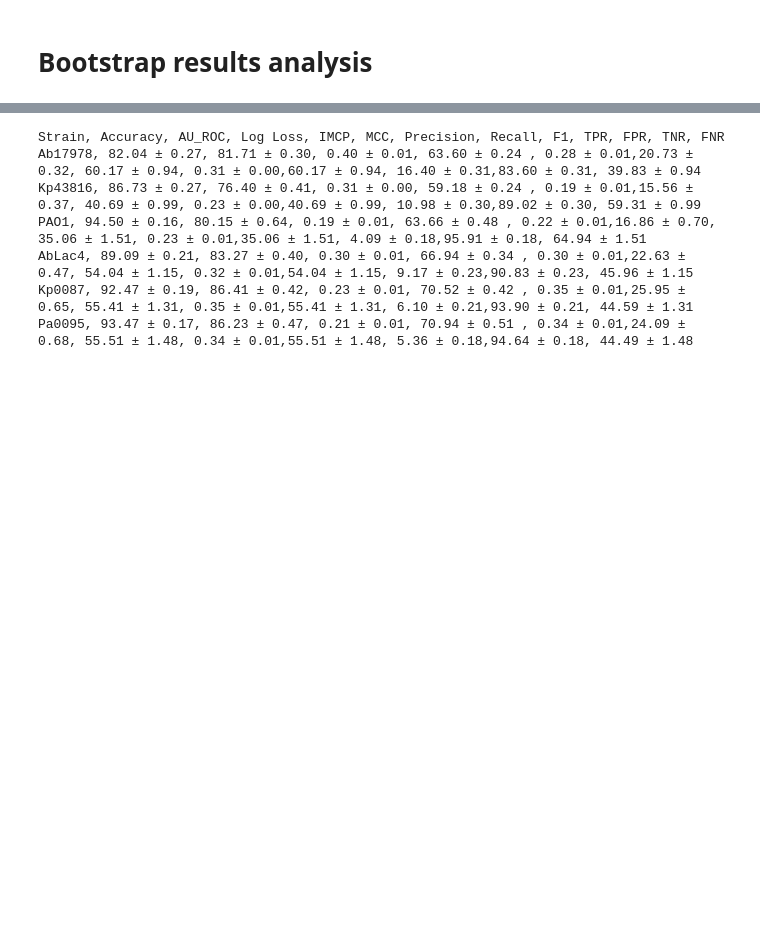
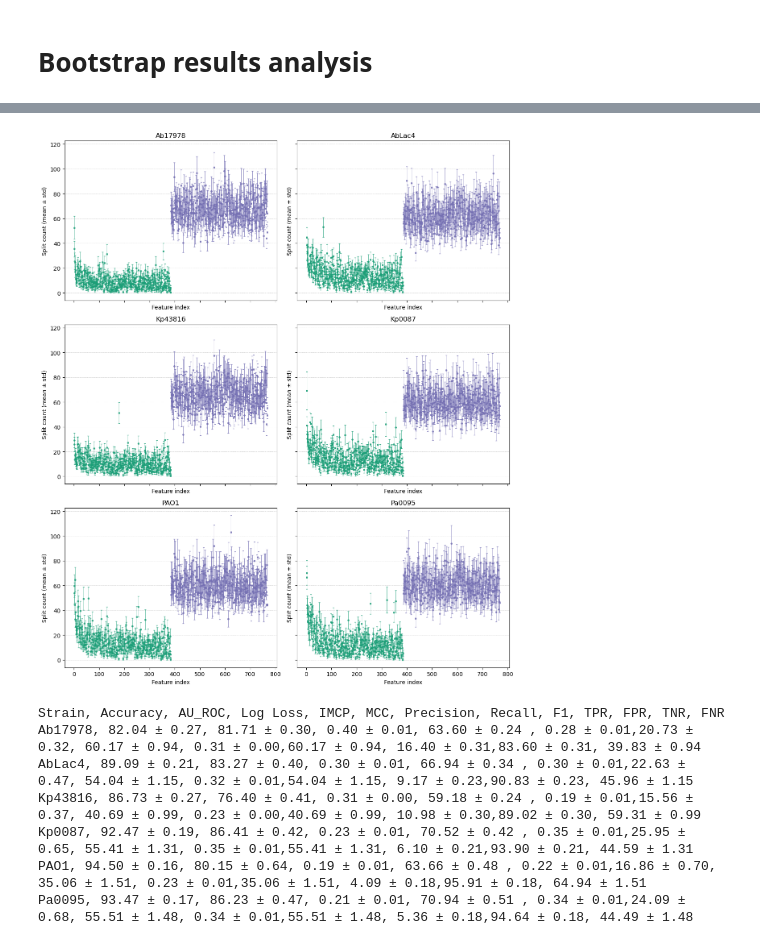
Before and after one commit to alexsanyum/combinations_predictions, a Jupyter notebook: notebook/bootstrap_results_analysis.ipynb, the cells around one changed output, grey strips where cells are left out. Saved outputs shown, nothing was run; the diff lists cells and outputs as text; code cells hidden in the pictures; blank space fills up the shorter version.

```diff
--- a/notebook/bootstrap_results_analysis.ipynb
+++ b/notebook/bootstrap_results_analysis.ipynb
@@ -69,3 +69,54 @@ plt.savefig(os.path.join(PLOTS_PATH, 'feature_importance_violin_plots.svg'), for
+# %%
+fig, axes = plt.subplots(3, 2, sharex=True, sharey=True, figsize=(12, 14))
+axes = axes.flatten()
+
+for i, result_file in enumerate(all_results):
+    basename = os.path.basename(result_file)
+    strain_name = basename.split('_')[2]
+    feature_importance = np.load(result_file, allow_pickle=True)['feature_importances']
+
+    abx_feature_importance = feature_importance[:, :384]   # (1000, 384)
+    sm_feature_importance  = feature_importance[:, 384:]   # (1000, 384)
+
+    # Mean and std across the 1000 bootstrap iterations, per feature
+    abx_mean = abx_feature_importance.mean(axis=0)
+    abx_std  = abx_feature_importance.std(axis=0)
+    sm_mean  = sm_feature_importance.mean(axis=0)
+    sm_std   = sm_feature_importance.std(axis=0)
+
+    # x positions: features 1..384 for antibiotic, 385..768 for small molecule
+    x_abx = np.arange(1, 385)
+    x_sm  = np.arange(385, 769)
+
+    ax = axes[i]
+
+    ax.errorbar(
+        x_abx, abx_mean, yerr=abx_std,
+        fmt='o', markersize=2.5, color='#1b9e77',
+        ecolor='#1b9e77', elinewidth=0.6, capsize=1.2, alpha=0.8,
+        label='Antibiotic',
+    )
+    ax.errorbar(
+        x_sm, sm_mean, yerr=sm_std,
+        fmt='o', markersize=2.5, color='#7570b3',
+        ecolor='#7570b3', elinewidth=0.6, capsize=1.2, alpha=0.8,
+        label='Small Molecule',
+    )
+
+    ax.yaxis.grid(True, linestyle='--', linewidth=0.5, alpha=0.7)
+    ax.set_title(f'{strain_name}')
+    ax.set_xlabel('Feature index')
+    ax.set_ylabel('Split count (mean ± std)')
+
+# axes[0].legend(loc='upper right', frameon=False)
+
+plt.tight_layout()
+plt.savefig(os.path.join(PLOTS_PATH, 'feature_importance_mean_std_perfeature.svg'),
+             format='svg', dpi=600)
+plt.savefig(os.path.join(PLOTS_PATH, 'feature_importance_mean_std_perfeature.png'),
+             format='png', dpi=600)
+# %% [output]
+[figure, added]
 # %%
 metrics_summary = []
 for i, result_file in enumerate(all_results):
@@ -137,8 +188,8 @@ for summary in metrics_summary:
 # %% [output]
 Strain, Accuracy, AU_ROC, Log Loss, IMCP, MCC, Precision, Recall, F1, TPR, FPR, TNR, FNR
 Ab17978, 82.04 ± 0.27, 81.71 ± 0.30, 0.40 ± 0.01, 63.60 ± 0.24 , 0.28 ± 0.01,20.73 ± 0.32, 60.17 ± 0.94, 0.31 ± 0.00,60.17 ± 0.94, 16.40 ± 0.31,83.60 ± 0.31, 39.83 ± 0.94
+AbLac4, 89.09 ± 0.21, 83.27 ± 0.40, 0.30 ± 0.01, 66.94 ± 0.34 , 0.30 ± 0.01,22.63 ± 0.47, 54.04 ± 1.15, 0.32 ± 0.01,54.04 ± 1.15, 9.17 ± 0.23,90.83 ± 0.23, 45.96 ± 1.15
 Kp43816, 86.73 ± 0.27, 76.40 ± 0.41, 0.31 ± 0.00, 59.18 ± 0.24 , 0.19 ± 0.01,15.56 ± 0.37, 40.69 ± 0.99, 0.23 ± 0.00,40.69 ± 0.99, 10.98 ± 0.30,89.02 ± 0.30, 59.31 ± 0.99
+Kp0087, 92.47 ± 0.19, 86.41 ± 0.42, 0.23 ± 0.01, 70.52 ± 0.42 , 0.35 ± 0.01,25.95 ± 0.65, 55.41 ± 1.31, 0.35 ± 0.01,55.41 ± 1.31, 6.10 ± 0.21,93.90 ± 0.21, 44.59 ± 1.31
 PAO1, 94.50 ± 0.16, 80.15 ± 0.64, 0.19 ± 0.01, 63.66 ± 0.48 , 0.22 ± 0.01,16.86 ± 0.70, 35.06 ± 1.51, 0.23 ± 0.01,35.06 ± 1.51, 4.09 ± 0.18,95.91 ± 0.18, 64.94 ± 1.51
-AbLac4, 89.09 ± 0.21, 83.27 ± 0.40, 0.30 ± 0.01, 66.94 ± 0.34 , 0.30 ± 0.01,22.63 ± 0.47, 54.04 ± 1.15, 0.32 ± 0.01,54.04 ± 1.15, 9.17 ± 0.23,90.83 ± 0.23, 45.96 ± 1.15
-Kp0087, 92.47 ± 0.19, 86.41 ± 0.42, 0.23 ± 0.01, 70.52 ± 0.42 , 0.35 ± 0.01,25.95 ± 0.65, 55.41 ± 1.31, 0.35 ± 0.01,55.41 ± 1.31, 6.10 ± 0.21,93.90 ± 0.21, 44.59 ± 1.31
 Pa0095, 93.47 ± 0.17, 86.23 ± 0.47, 0.21 ± 0.01, 70.94 ± 0.51 , 0.34 ± 0.01,24.09 ± 0.68, 55.51 ± 1.48, 0.34 ± 0.01,55.51 ± 1.48, 5.36 ± 0.18,94.64 ± 0.18, 44.49 ± 1.48
```
Also changed, not shown: parts of 2 cells of this notebook, 9 other files.
